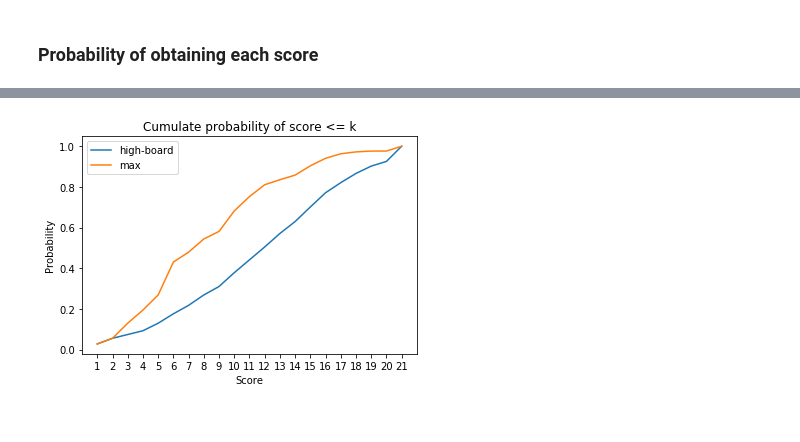
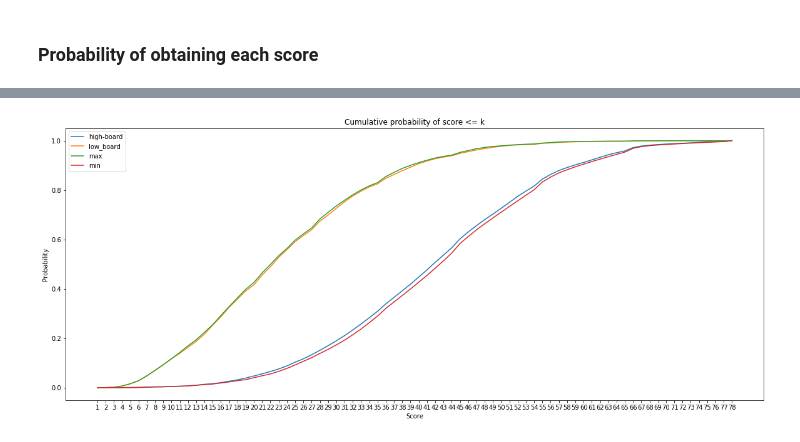
Before and after one commit to LewisDyer/StochasticGames, a Jupyter notebook: src/ShutTheBox.ipynb, the cells around one changed output, grey strips where cells are left out. Saved outputs shown, nothing was run; the diff lists cells and outputs as text; code cells hidden in the pictures.

```diff
--- a/src/ShutTheBox.ipynb
+++ b/src/ShutTheBox.ipynb
@@ -37,10 +37,9 @@ def writetemplate(line, cell):
 # %%
 # Edit this cell to define parameters for your model...
 
-boards = 6 # Number of boards to use
+boards = 12 # Number of boards to use
 sides = 6 # Number of sides per die
-die = 1 # Number of die to roll each round
-strategy = 1 # Board covering strategy to use (see strategy_lookup in stb/pp_fns.py for more info)
+die = 2 # Number of die to roll each round
 
 max_score = boards * (boards+1) // 2
 # %%
@@ -185,9 +219,9 @@ Exporting results to file "ShutTheBox/data/score_given_6.csv"...
 # %% [markdown]
 ### Cumulative probability of a score
 # %%
-cum_prob_file = "ShutTheBox/data/cum_prob.csv"
+cum_prob_high_file = "ShutTheBox/data/cum_prob_high.csv"
 
-!prism ShutTheBox/stb6test.prism ShutTheBox/stb6.props -prop 6 -const k=1:{max_score} -exportresults {cum_prob_file}:csv | grep -E "(Model checking)|(Result)|(Property constant)|(Exporting results)"
+!prism ShutTheBox/stb6_high.prism ShutTheBox/stb6.props -prop 6 -const k=1:{max_score} -exportresults {cum_prob_high_file}:csv | grep -E "(Model checking)|(Result)|(Property constant)|(Exporting results)"
 # %% [output]
 Model checking: <<p1>>Pmax=? [ F game_over&score<=k ]
 Property constants: k=1
@@ -208,0 +243,4 @@ Exporting results to file "ShutTheBox/data/cum_prob.csv"...
+# %%
+cum_prob_low_file = "ShutTheBox/data/cum_prob_low.csv"
+
+!prism ShutTheBox/stb6_low.prism ShutTheBox/stb6.props -prop 6 -const k=1:{max_score} -exportresults {cum_prob_low_file}:csv | grep -E "(Model checking)|(Result)|(Property constant)|(Exporting results)"
@@ -259,11 +315,13 @@ import matplotlib.pyplot as plt
 import numpy as np
 import csv
 
-def plot(axes, csv_file, series_name, points=None):
+plt.rcParams['figure.figsize'] = [20, 8]
+
+def plot(axes, csv_file, series_name, kwargs={}):
     # given a set of axes and a csv filename, reads data from the csv file and plots it on the graph
 
     data = np.genfromtxt(csv_file, delimiter=',',skip_header=1, names=['x', 'y'])
-    ax1.plot(data['x'], data['y'], points, label=series_name)
+    ax1.plot(data['x'], data['y'], label=series_name, **kwargs)
 
 
 
@@ -277,7 +335,9 @@ ax1.set_ylabel("Probability")
 
 ax1.set_xticks(np.arange(max_score)+1)
 
-plot(ax1, prob_score_file, "high-board")
+plot(ax1, prob_score_high_file, "high-board")
+
+plot(ax1, prob_score_low_file, "low-board")
 
 plot(ax1, prob_score_nondet_max_file, "max")
 
@@ -285,5 +345,7 @@ plot(ax1, prob_score_nondet_min_file, "min")
 
 leg = ax1.legend()
 
+plt.savefig('ShutTheBox/data/vis/prob_score.png')
+
 plt.show()
 # %% [output]
@@ -291,22 +353,25 @@ plt.show()
 # %%
 fig = plt.figure()
 
 ax1 = fig.add_subplot(111)
 
-ax1.set_title("Cumulate probability of score <= k")
+ax1.set_title("Cumulative probability of score <= k")
 ax1.set_xlabel("Score")
 ax1.set_ylabel("Probability")
 
 ax1.set_xticks(np.arange(max_score)+1)
 
-plot(ax1, cum_prob_file, "high-board")
+plot(ax1, cum_prob_high_file, "high-board")
+
+plot(ax1, cum_prob_low_file, "low_board")
 
 plot(ax1, cum_prob_max_file, "max")
 
 plot(ax1, cum_prob_min_file, "min")
 
 leg = ax1.legend()
 
+plt.savefig('ShutTheBox/data/vis/cum_prob.png')
 plt.show()
 # %% [output]
-[figure, old version]
+[figure, new version]
```
Also changed, not shown: parts of 22 cells of this notebook, 36 other files.
